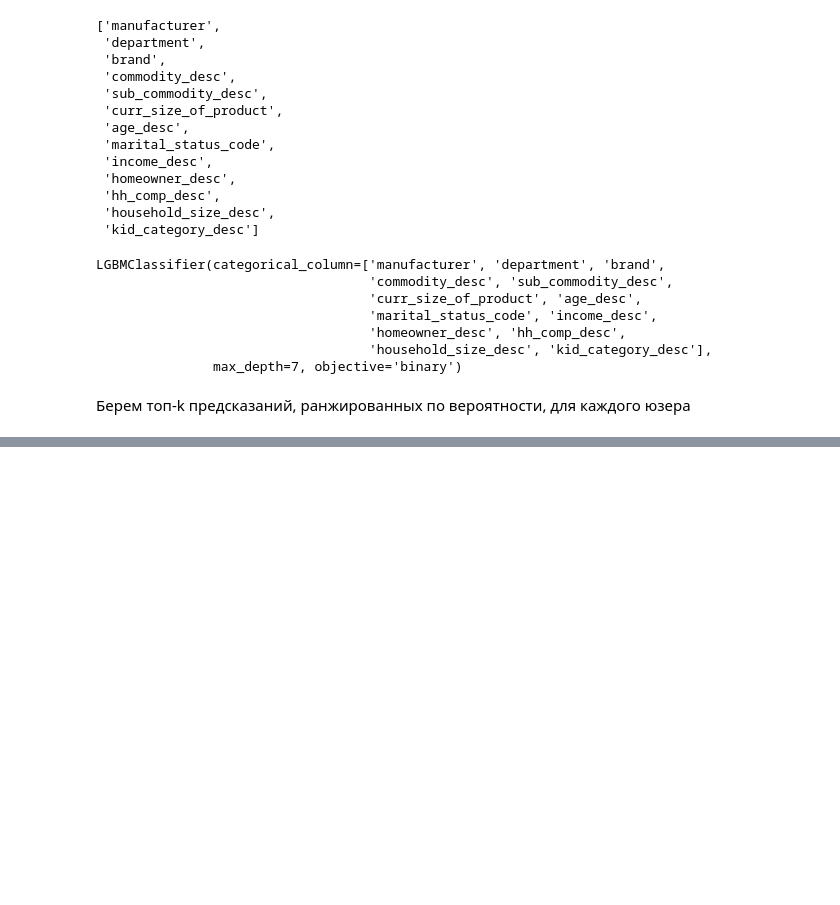
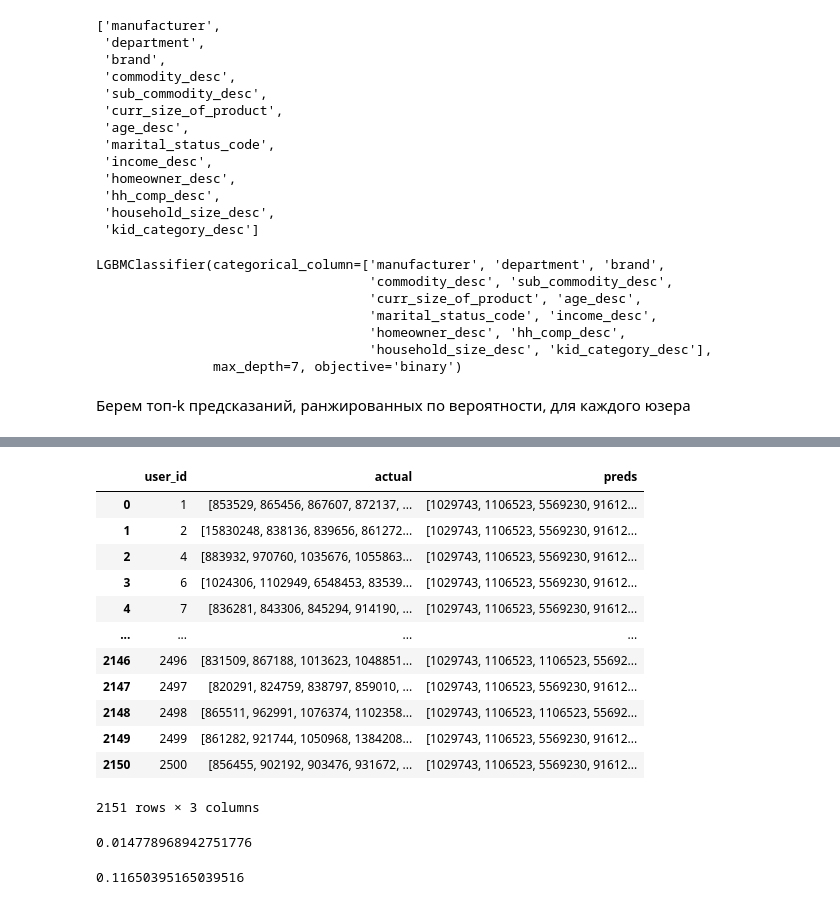
Before and after one commit to Anbionchik/Git_brain_lessons, a Jupyter notebook: Rec systems/Les6/webinar_6.ipynb, the cells around one changed output, grey strips where cells are left out. Saved outputs shown, nothing was run; the diff lists cells and outputs as text; code cells hidden in the pictures; blank space fills up the shorter version.

```diff
--- a/Rec systems/Les6/webinar_6.ipynb
+++ b/Rec systems/Les6/webinar_6.ipynb
@@ -704,0 +672,5 @@ Name: item_id, Length: 2151, dtype: object
+# %%
+a = pd.DataFrame(a).reset_index()
+# %%
+result_lvl_2 = data_train_lvl_2.groupby('user_id')['item_id'].unique().reset_index()
+result_lvl_2 = result_lvl_2[result_lvl_2['user_id'].isin(train_users)]
@@ -704,0 +689,20 @@ Name: item_id, Length: 2151, dtype: object
+# %%
+result_lvl_2 = pd.merge(result_lvl_2, a, on='user_id', how='left')
+# %%
+result_lvl_2.columns = ['user_id', 'actual', 'preds']
+# %%
+result_lvl_2
+# %% [output]
+|  | user_id | actual | preds |
+| 0 | 1 | [853529, 865456, 867607, 872137, ... | [1029743, 1106523, 5569230, 91612... |
+| 1 | 2 | [15830248, 838136, 839656, 861272... | [1029743, 1106523, 5569230, 91612... |
+| 2 | 4 | [883932, 970760, 1035676, 1055863... | [1029743, 1106523, 5569230, 91612... |
+| 3 | 6 | [1024306, 1102949, 6548453, 83539... | [1029743, 1106523, 5569230, 91612... |
+| 4 | 7 | [836281, 843306, 845294, 914190, ... | [1029743, 1106523, 5569230, 91612... |
+| ... | ... | ... | ... |
+| 2146 | 2496 | [831509, 867188, 1013623, 1048851... | [1029743, 1106523, 1106523, 55692... |
+| 2147 | 2497 | [820291, 824759, 838797, 859010, ... | [1029743, 1106523, 5569230, 91612... |
+| 2148 | 2498 | [865511, 962991, 1076374, 1102358... | [1029743, 1106523, 1106523, 55692... |
+| 2149 | 2499 | [861282, 921744, 1050968, 1384208... | [1029743, 1106523, 5569230, 91612... |
+| 2150 | 2500 | [856455, 902192, 903476, 931672, ... | [1029743, 1106523, 5569230, 91612... |
+2151 rows × 3 columns
@@ -704,0 +711,4 @@ Name: item_id, Length: 2151, dtype: object
+# %%
+recall_value
+# %% [output]
+0.014778968942751776
@@ -704,0 +717,4 @@ Name: item_id, Length: 2151, dtype: object
+# %%
+precision_value
+# %% [output]
+0.11650395165039516
```
Also changed, not shown: parts of 9 cells of this notebook.
